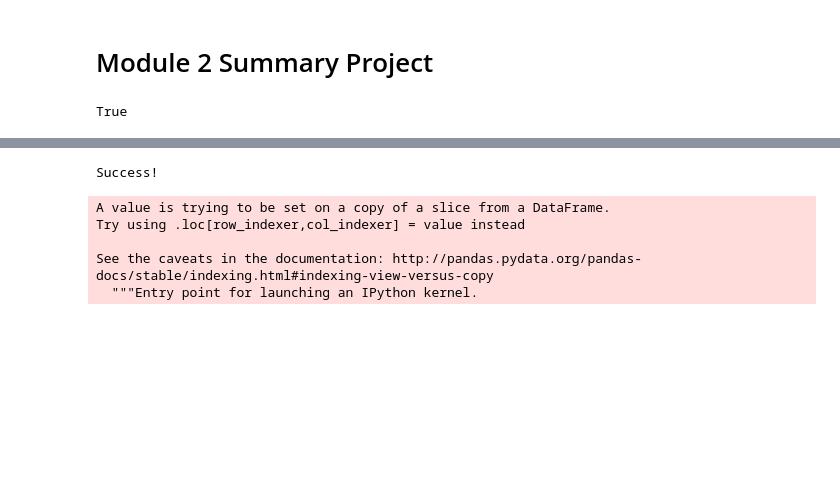
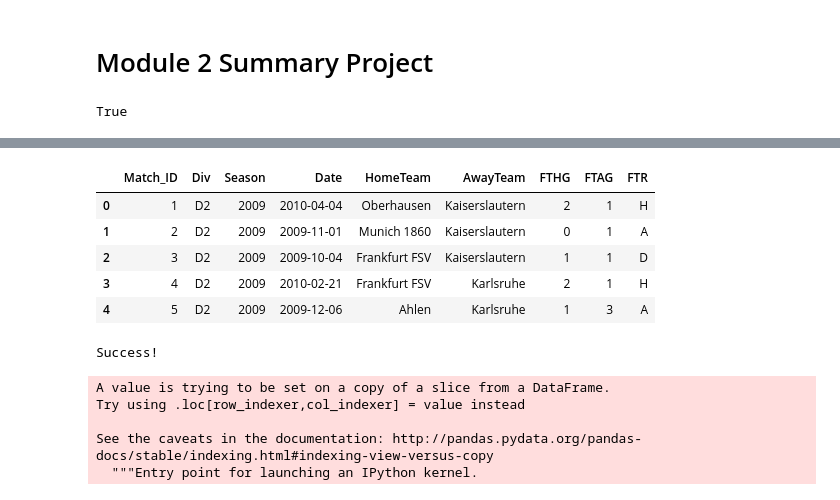
Before and after one commit to nismotie/london-ds-100719-M2-project-template, a Jupyter notebook: footballEDA.ipynb, the cells around one changed output, grey strips where cells are left out. Saved outputs shown, nothing was run; the diff lists cells and outputs as text; code cells hidden in the pictures; blank space fills up the shorter version.

```diff
--- a/footballEDA.ipynb
+++ b/footballEDA.ipynb
@@ -38,6 +37,15 @@ teams_in_matches_df = dfs[3]
 # %%
 matches_df = matches_df.loc[((matches_df['Div'] == 'D1') | (matches_df['Div'] == 'D2'))]
 matches_2011 = matches_df.loc[matches_df['Season']==2011] # Getting only German games and getting the 2011-12 season
+# %%
+matches_df.head()
+# %% [output]
+|  | Match_ID | Div | Season | Date | HomeTeam | AwayTeam | FTHG | FTAG | FTR |
+| 0 | 1 | D2 | 2009 | 2010-04-04 | Oberhausen | Kaiserslautern | 2 | 1 | H |
+| 1 | 2 | D2 | 2009 | 2009-11-01 | Munich 1860 | Kaiserslautern | 0 | 1 | A |
+| 2 | 3 | D2 | 2009 | 2009-10-04 | Frankfurt FSV | Kaiserslautern | 1 | 1 | D |
+| 3 | 4 | D2 | 2009 | 2010-02-21 | Frankfurt FSV | Karlsruhe | 2 | 1 | H |
+| 4 | 5 | D2 | 2009 | 2009-12-06 | Ahlen | Karlsruhe | 1 | 3 | A |
 # %%
 matches_2011.loc[matches_2011["FTR"] == 'H', "home_win"] = True # Making new binary columns for wins
 matches_2011.loc[matches_2011["FTR"] == 'A', "away_win"] = True
```
Also changed, not shown: parts of 2 cells of this notebook, 2 other files.
